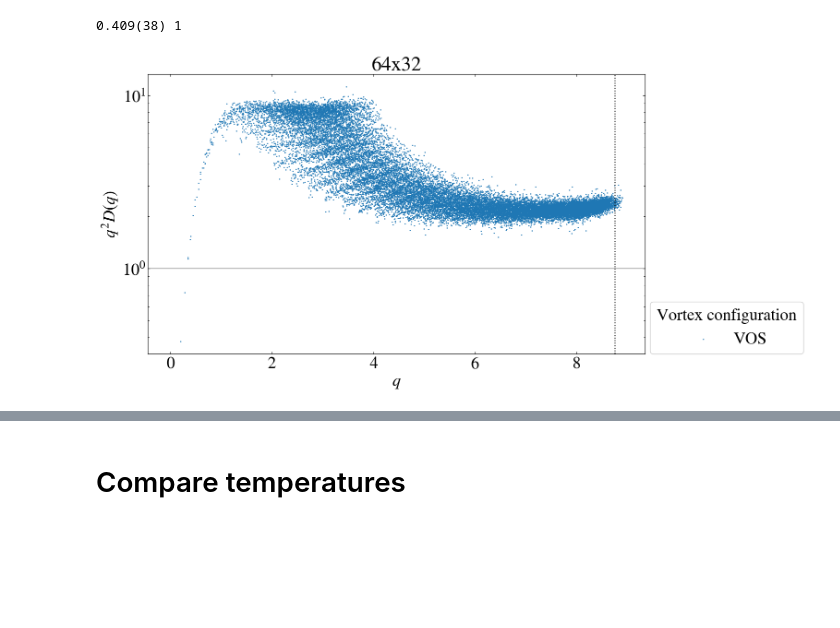
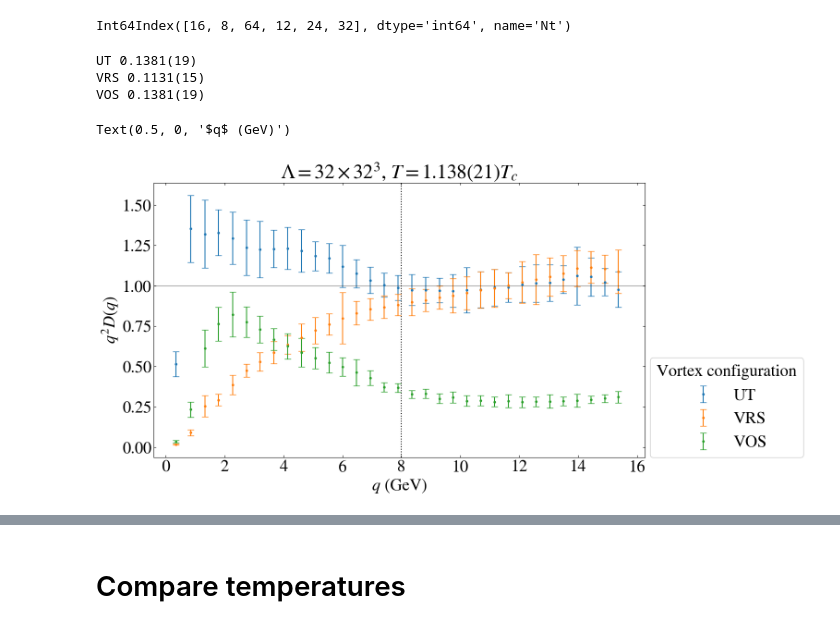
Before and after one commit to jadot-bp/vortex, a Jupyter notebook: decomp-vorticity-landau.ipynb, the cells around one changed output, grey strips where cells are left out. Saved outputs shown, nothing was run; the diff lists cells and outputs as text; code cells hidden in the pictures; blank space fills up the shorter version.

Commit message:
Refactor and restructure, added fitting code, cleaned up plot formats.

```diff
--- a/decomp-vorticity-landau.ipynb
+++ b/decomp-vorticity-landau.ipynb
@@ -149,0 +268,15 @@ VOS 1
+# %%
+fig = plt.figure(figsize=(12,8))
+ax = plt.gca()
+
+for col_no, mode in enumerate(Z_df.columns):
+
+    # Ignore VOS factor
+    if mode == "VOS":
+        continue
+
+    plt.scatter([to_TTc(i).mean for i in Z_df.index],[z.mean for z in gv.gvar(Z_df[mode].values[:])],label=mode)
+
+ax.legend(loc=(1.01,0.8))
+ax.set_ylabel("Z")
+ax.set_xlabel("$T/T_c$")
@@ -150,41 +286,48 @@ VOS 1
+# %%
+Z_df.index
+# %% [output]
+Int64Index([16, 8, 64, 12, 24, 32], dtype='int64', name='Nt')
 # %%
 plt.figure(figsize=(16,8))
 ax = plt.gca()
 
-for pos,mode in enumerate(results.keys()):
+renorm_point = 8
+
+modes = list(results.keys())
+
+for pos,mode in enumerate(modes):
+
     q = results[mode]['q'].copy()
-    q = np.asarray([np.linalg.norm(qi[:] * np.asarray([XI,1,1,1])) for qi in q])
-    D = results[mode]['D'].copy()
+    q = np.asarray([np.linalg.norm(qi * np.asarray([XI.mean,1,1,1])) for qi in q]) * escale.mean
+    D = results[mode]['D'].copy() / escale.mean**2
 
-    mu = q[renorm_mu]
+    Z = gv.gvar(Z_df[mode].loc[Nt])
 
-    Z_naive = 1/(D[renorm_mu]*mu**2)
-    if mode in ["VRS","UT"]:
-        Z_fit = renorm(q[q>np.pi],D[q>np.pi],1/(q[q>np.pi]**2))
-    else: Z_fit = 1
+    print(mode,Z)
 
-    print(Z_naive,Z_fit)
+    D *= Z
 
-    D *= Z_fit
+    q, D = q_average(q, D, D4=None, q_slices=q_slices)
 
     label = f"{mode}"
 
-    ax.scatter(q,q**2*np.asarray([d.mean for d in D]),label=label,ls='-',s=0.8)
+    ax.errorbar(q,q**2 * np.asarray([d.mean for d in D]),q**2 * np.asarray([d.sdev for d in D]),label=label,**plot_params)
 
-ax.axvline(mu,0,1,ls=':',c='k')
+ax.axvline(renorm_point,0,1,ls=':',c='k')
 ax.axhline(1,0,1,c='k',alpha=0.3)
 
 sort = np.argsort(q)
 
-#ax.plot(q[sort],1/q[sort]**2,ls=':',c='k')
-
-plt.title(f"{Nt}x32")
+plt.title(f"$\Lambda = {Nt} \\times 32^3$, $T={T}T_c$")
 plt.legend(loc=(1.01,0),title='Vortex configuration')
 plt.ylabel('$q^2D(q)$')
 #plt.yticks([])
-plt.xlabel('$q$')
+plt.xlabel('$q$ (GeV)')
 #plt.ylim(0,6)
-plt.yscale('log')
+#plt.yscale('log')
 # %% [output]
-0.409(38) 1
+UT 0.1381(19)
+VRS 0.1131(15)
+VOS 0.1381(19)
+Text(0.5, 0, '$q$ (GeV)')
-[figure, old version]
+[figure, new version]
```
Also changed, not shown: parts of 33 cells of this notebook.
